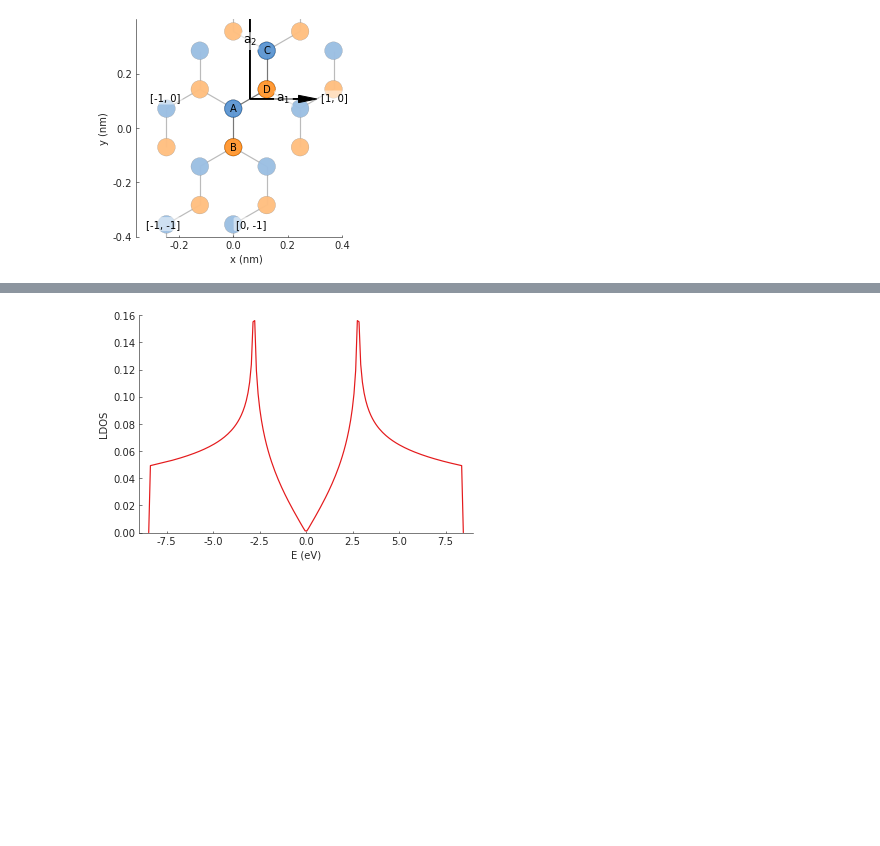
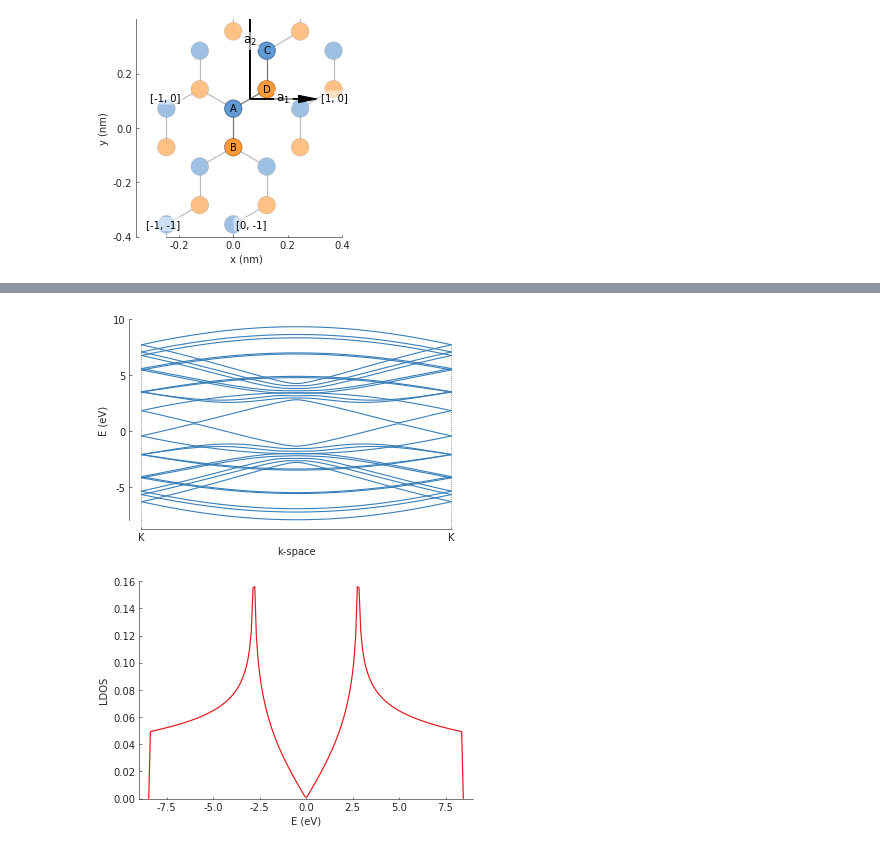
Before and after one commit to ingyeocha/YeongChan-vispy, a Jupyter notebook: test.ipynb, the cells around one changed output, grey strips where cells are left out. Cells and saved outputs as stored; diff of their text form; code cells hidden in the pictures; blank space fills up the shorter version.

```diff
--- a/test.ipynb
+++ b/test.ipynb
@@ -152,3 +161,11 @@ plt.show()
+# %%
+solver = pb.solver.lapack(model)
+K1=[-2*pi/(d*4),0]
+K2=[2*pi/(d*4),0]
+bands = solver.calc_bands(K1, K2)
+bands.plot(point_labels=['K', 'K'])
+# %% [output]
+[figure, added]
 # %%
 model = pb.Model(graphene.monolayer(), pb.rectangle(60, 60))
 kpm = pb.kpm(model)
```
Also changed, not shown: parts of 5 cells of this notebook.
